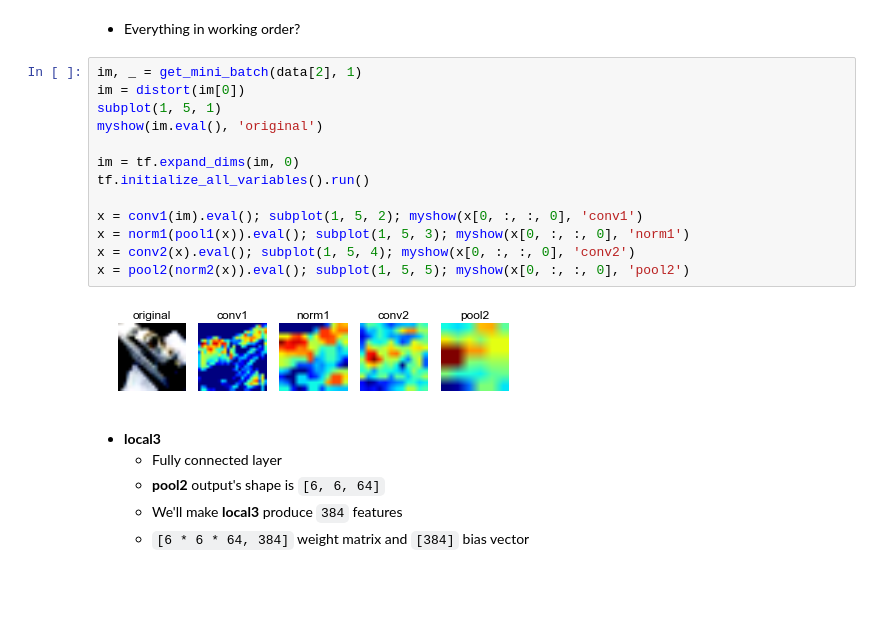
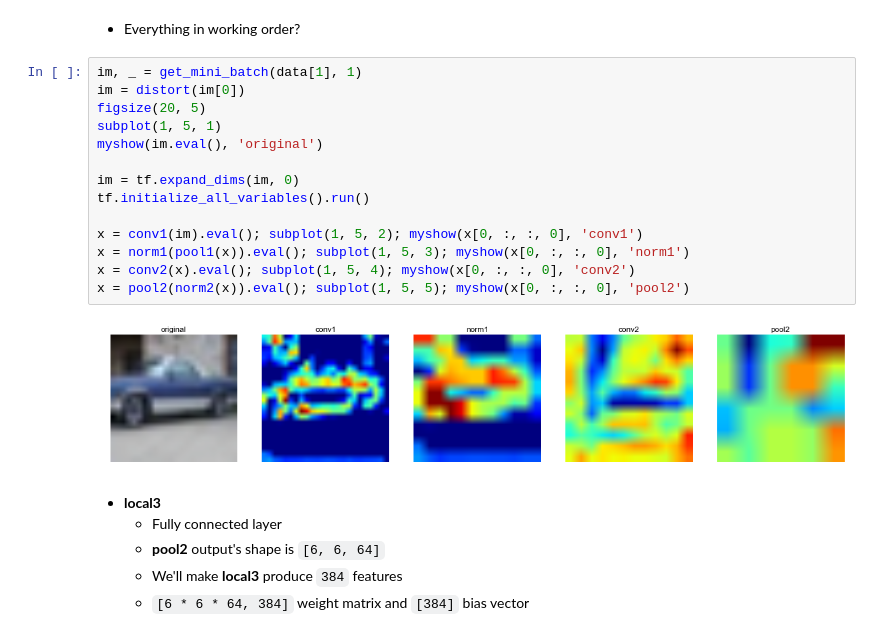
Before and after one commit to keveman/tensorflow-tutorial, a Jupyter notebook: CIFAR10 Tutorial.ipynb, the cells around one changed output. Cells and saved outputs as stored; diff of their text form; blank space fills up the shorter version.

```diff
--- a/CIFAR10 Tutorial.ipynb
+++ b/CIFAR10 Tutorial.ipynb
@@ -179,20 +179,21 @@ def pool2(input):
 # %% [markdown]
 * Everything in working order?
 # %%
-im, _ = get_mini_batch(data[2], 1)
+im, _ = get_mini_batch(data[1], 1)
 im = distort(im[0])
+figsize(20, 5)
 subplot(1, 5, 1)
 myshow(im.eval(), 'original')
 
 im = tf.expand_dims(im, 0)
 tf.initialize_all_variables().run()
 
 x = conv1(im).eval(); subplot(1, 5, 2); myshow(x[0, :, :, 0], 'conv1')
 x = norm1(pool1(x)).eval(); subplot(1, 5, 3); myshow(x[0, :, :, 0], 'norm1')
 x = conv2(x).eval(); subplot(1, 5, 4); myshow(x[0, :, :, 0], 'conv2')
 x = pool2(norm2(x)).eval(); subplot(1, 5, 5); myshow(x[0, :, :, 0], 'pool2')
 # %% [output]
-[figure, old version]
+[figure, new version]
 # %% [markdown]
 * **local3**
   - Fully connected layer
```
Also changed, not shown: parts of 1 cell of this notebook.
